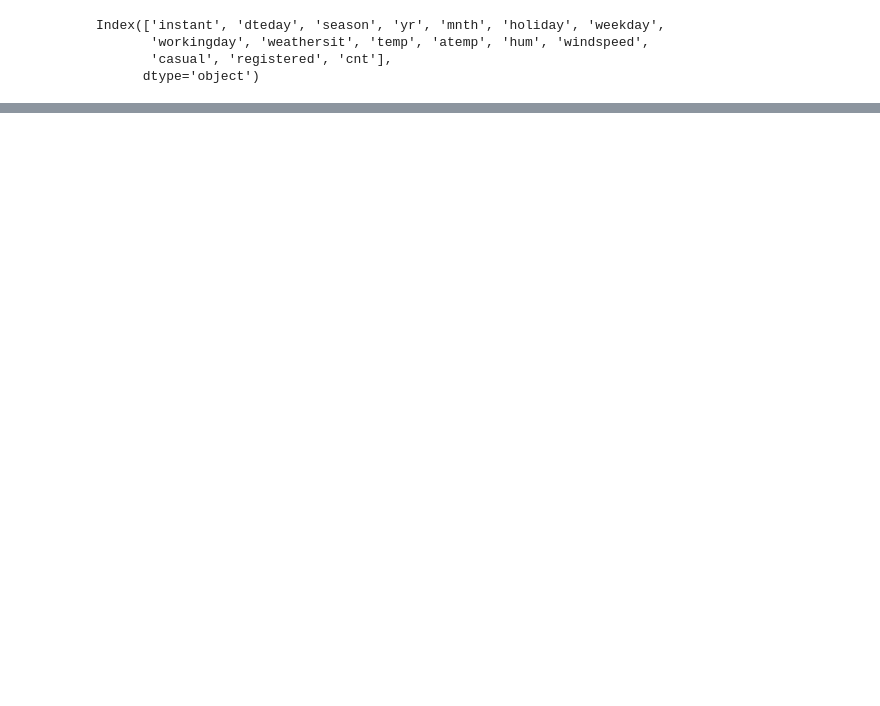
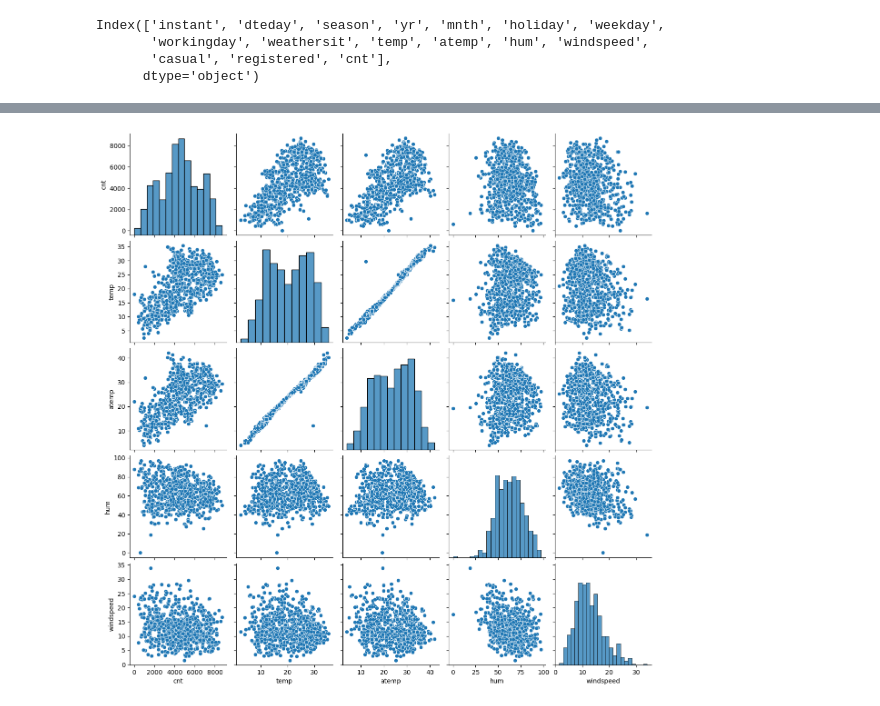
Before and after one commit to Rajbeer-singh2706/bike-sharing-case-study, a Jupyter notebook: bike_sharing.ipynb, the cells around one changed output, grey strips where cells are left out. Cells and saved outputs as stored; diff of their text form; code cells hidden in the pictures; blank space fills up the shorter version.

```diff
--- a/bike_sharing.ipynb
+++ b/bike_sharing.ipynb
@@ -33,7 +104,5 @@ Index(['instant', 'dteday', 'season', 'yr', 'mnth', 'holiday', 'weekday',
        'casual', 'registered', 'cnt'],
       dtype='object')
 # %%
-### drop the variable
-
 # instant is index variable which is not required for prediction
-bikedf = bikedf.drop(['instant','dteday'], axis = 1)
+bikedf = bikedf.drop(['instant','dteday','casual','registered'], axis = 1)
@@ -64,0 +177,8 @@ Name: count, dtype: int64
+# %%
+# Visualising the numerical variable
+# Lets make a pair plot of all the numeric varibale
+num_vars = ['cnt','temp','atemp','hum','windspeed']
+sns.pairplot(bikedf[num_vars])
+plt.show()
+# %% [output]
+[figure, added]
```
Also changed, not shown: parts of 103 cells of this notebook.
